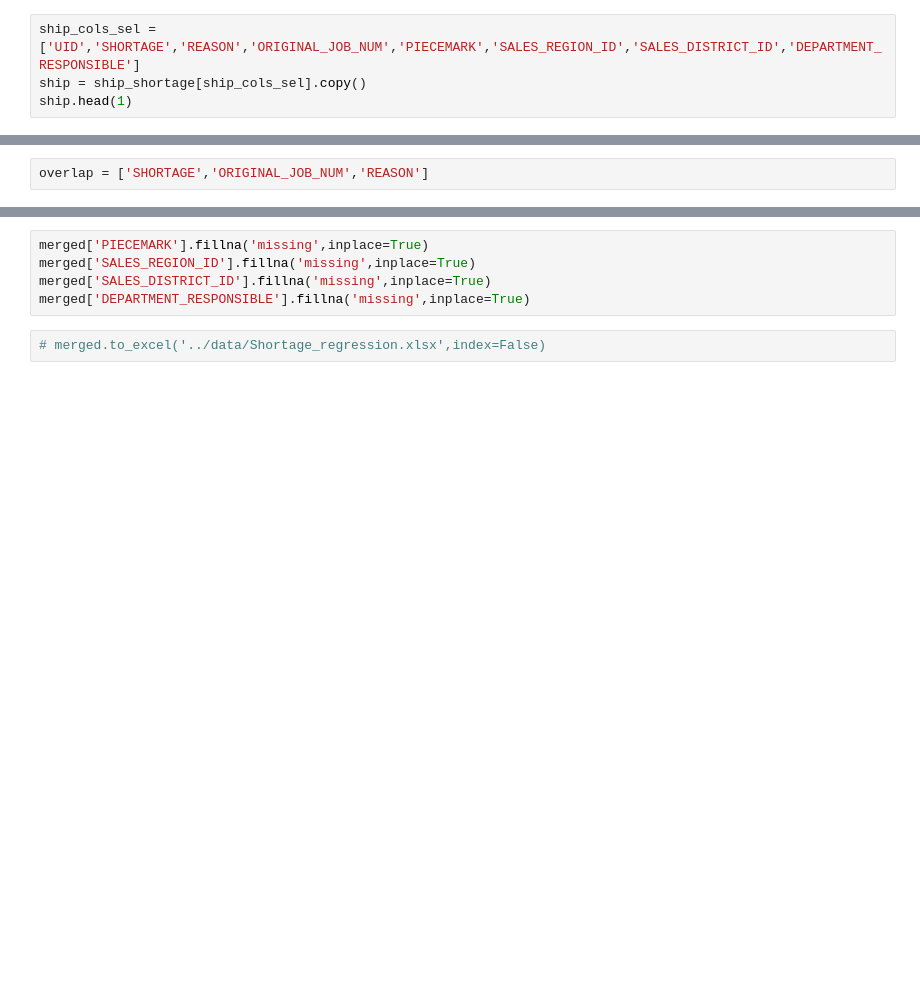
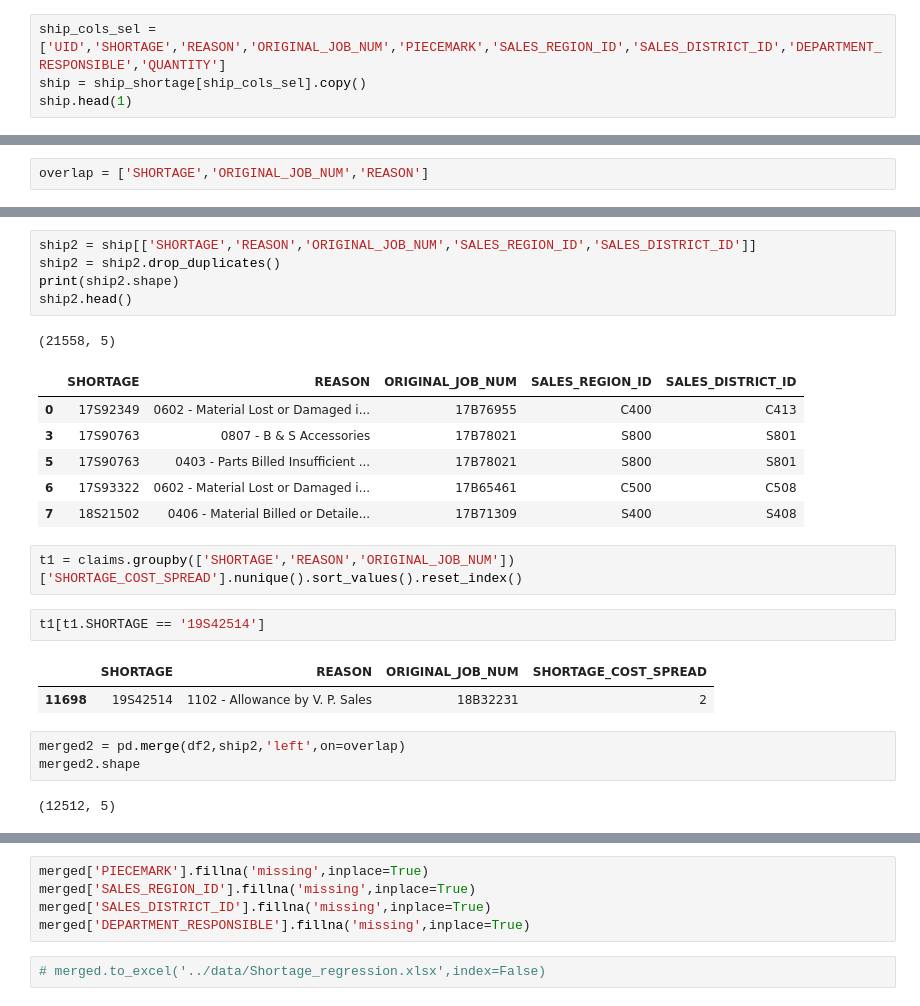
Before and after one commit to NishantJadhav369/AnalyticsTool, a Jupyter notebook: notebooks/Regression_Demo.ipynb, the cells around one changed output, grey strips where cells are left out. Saved outputs shown, nothing was run; the diff lists cells and outputs as text; blank space fills up the shorter version.

```diff
--- a/notebooks/Regression_Demo.ipynb
+++ b/notebooks/Regression_Demo.ipynb
@@ -102,7 +101,7 @@ ship_shortage.head(1)
 |  | UID | SHORTAGE | ORIGINAL_JOB_NUM | PHASE | BRAND | ORIGINAL_MFG_PLANT | REASON | PIECEMARK | ... |
 | 0 | 17S923490101CECOElizabethton17B76955 | 17S92349 | 17B76955 | 0101 | CECO | Elizabethton | 0602 - Material Lost or Damaged i... | FB4A | ... |
 # %%
-ship_cols_sel = ['UID','SHORTAGE','REASON','ORIGINAL_JOB_NUM','PIECEMARK','SALES_REGION_ID','SALES_DISTRICT_ID','DEPARTMENT_RESPONSIBLE']
+ship_cols_sel = ['UID','SHORTAGE','REASON','ORIGINAL_JOB_NUM','PIECEMARK','SALES_REGION_ID','SALES_DISTRICT_ID','DEPARTMENT_RESPONSIBLE','QUANTITY']
 ship = ship_shortage[ship_cols_sel].copy()
 ship.head(1)
 # %% [output]
@@ -124,0 +132,25 @@ ship.head(1)
+# %%
+ship2 = ship[['SHORTAGE','REASON','ORIGINAL_JOB_NUM','SALES_REGION_ID','SALES_DISTRICT_ID']]
+ship2 = ship2.drop_duplicates()
+print(ship2.shape)
+ship2.head()
+# %% [output]
+(21558, 5)
+|  | SHORTAGE | REASON | ORIGINAL_JOB_NUM | SALES_REGION_ID | SALES_DISTRICT_ID |
+| 0 | 17S92349 | 0602 - Material Lost or Damaged i... | 17B76955 | C400 | C413 |
+| 3 | 17S90763 | 0807 - B & S Accessories | 17B78021 | S800 | S801 |
+| 5 | 17S90763 | 0403 - Parts Billed Insufficient ... | 17B78021 | S800 | S801 |
+| 6 | 17S93322 | 0602 - Material Lost or Damaged i... | 17B65461 | C500 | C508 |
+| 7 | 18S21502 | 0406 - Material Billed or Detaile... | 17B71309 | S400 | S408 |
+# %%
+t1 = claims.groupby(['SHORTAGE','REASON','ORIGINAL_JOB_NUM'])['SHORTAGE_COST_SPREAD'].nunique().sort_values().reset_index()
+# %%
+t1[t1.SHORTAGE == '19S42514']
+# %% [output]
+|  | SHORTAGE | REASON | ORIGINAL_JOB_NUM | SHORTAGE_COST_SPREAD |
+| 11698 | 19S42514 | 1102 - Allowance by V. P. Sales | 18B32231 | 2 |
+# %%
+merged2 = pd.merge(df2,ship2,'left',on=overlap)
+merged2.shape
+# %% [output]
+(12512, 5)
```
Also changed, not shown: parts of 57 cells of this notebook, 11 other files.
